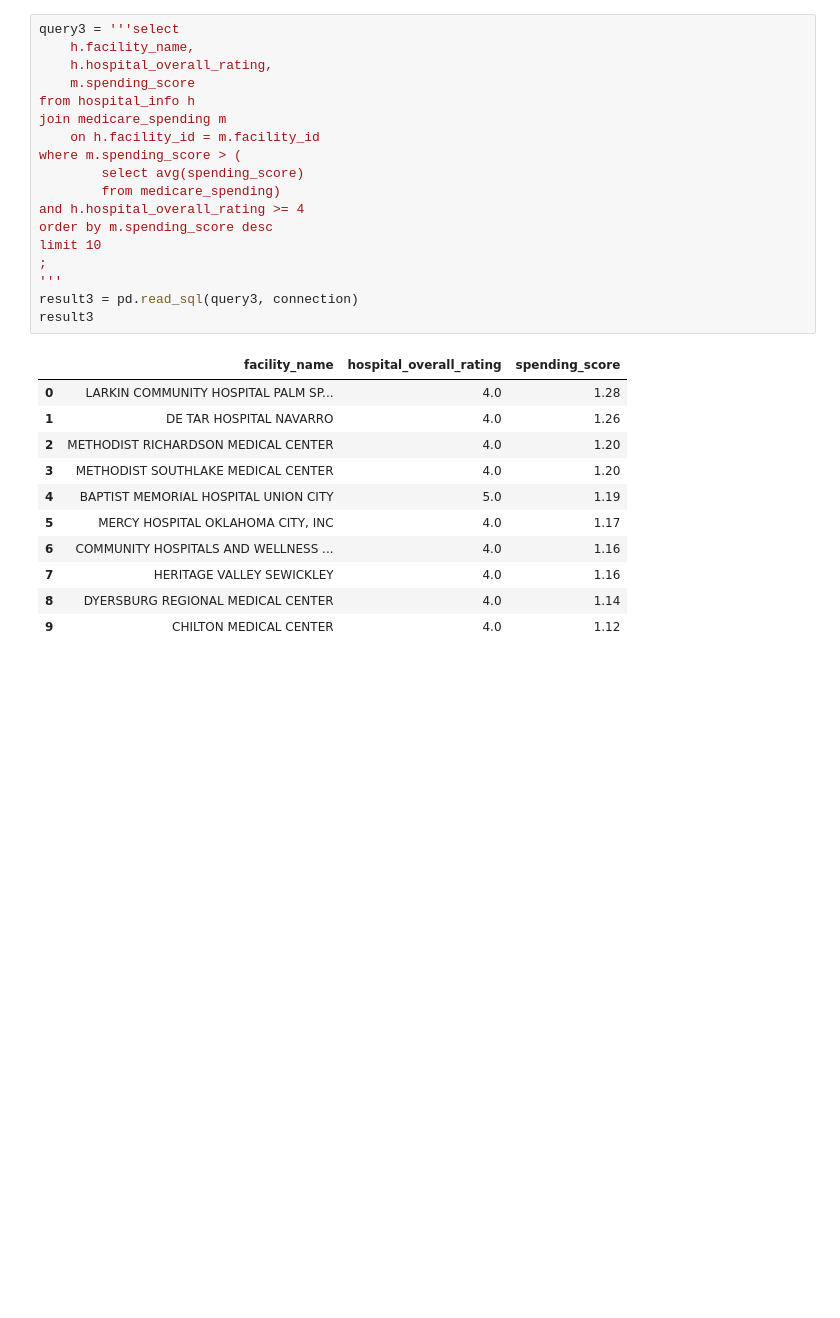
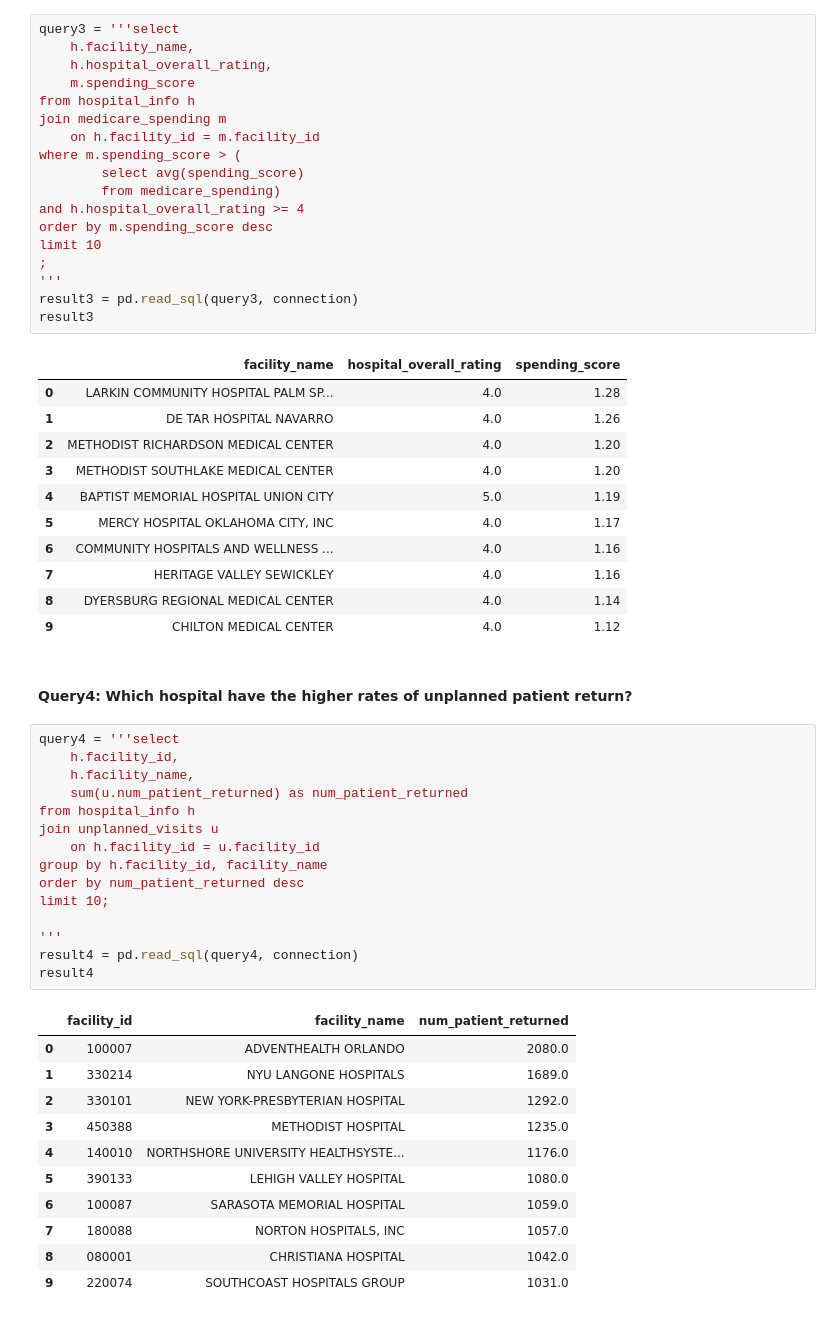
Before and after one commit to Archana-sth/hospital-performance-analysis, a Jupyter notebook: Notebook/hospital_performance_analysis.ipynb, the cells around one changed output. Saved outputs shown, nothing was run; the diff lists cells and outputs as text; blank space fills up the shorter version.

```diff
--- a/Notebook/hospital_performance_analysis.ipynb
+++ b/Notebook/hospital_performance_analysis.ipynb
@@ -717,3 +398,32 @@ result3
 | 7 | HERITAGE VALLEY SEWICKLEY | 4.0 | 1.16 |
 | 8 | DYERSBURG REGIONAL MEDICAL CENTER | 4.0 | 1.14 |
 | 9 | CHILTON MEDICAL CENTER | 4.0 | 1.12 |
+# %% [markdown]
+#### Query4: Which hospital have the higher rates of unplanned patient return?
+# %%
+query4 = '''select
+    h.facility_id,
+    h.facility_name,
+    sum(u.num_patient_returned) as num_patient_returned
+from hospital_info h
+join unplanned_visits u
+    on h.facility_id = u.facility_id
+group by h.facility_id, facility_name
+order by num_patient_returned desc
+limit 10;
+
+'''
+result4 = pd.read_sql(query4, connection)
+result4
+# %% [output]
+|  | facility_id | facility_name | num_patient_returned |
+| 0 | 100007 | ADVENTHEALTH ORLANDO | 2080.0 |
+| 1 | 330214 | NYU LANGONE HOSPITALS | 1689.0 |
+| 2 | 330101 | NEW YORK-PRESBYTERIAN HOSPITAL | 1292.0 |
+| 3 | 450388 | METHODIST HOSPITAL | 1235.0 |
+| 4 | 140010 | NORTHSHORE UNIVERSITY HEALTHSYSTE... | 1176.0 |
+| 5 | 390133 | LEHIGH VALLEY HOSPITAL | 1080.0 |
+| 6 | 100087 | SARASOTA MEMORIAL HOSPITAL | 1059.0 |
+| 7 | 180088 | NORTON HOSPITALS, INC | 1057.0 |
+| 8 | 080001 | CHRISTIANA HOSPITAL | 1042.0 |
+| 9 | 220074 | SOUTHCOAST HOSPITALS GROUP | 1031.0 |
```
Also changed, not shown: parts of 41 cells of this notebook, 1 other file.
